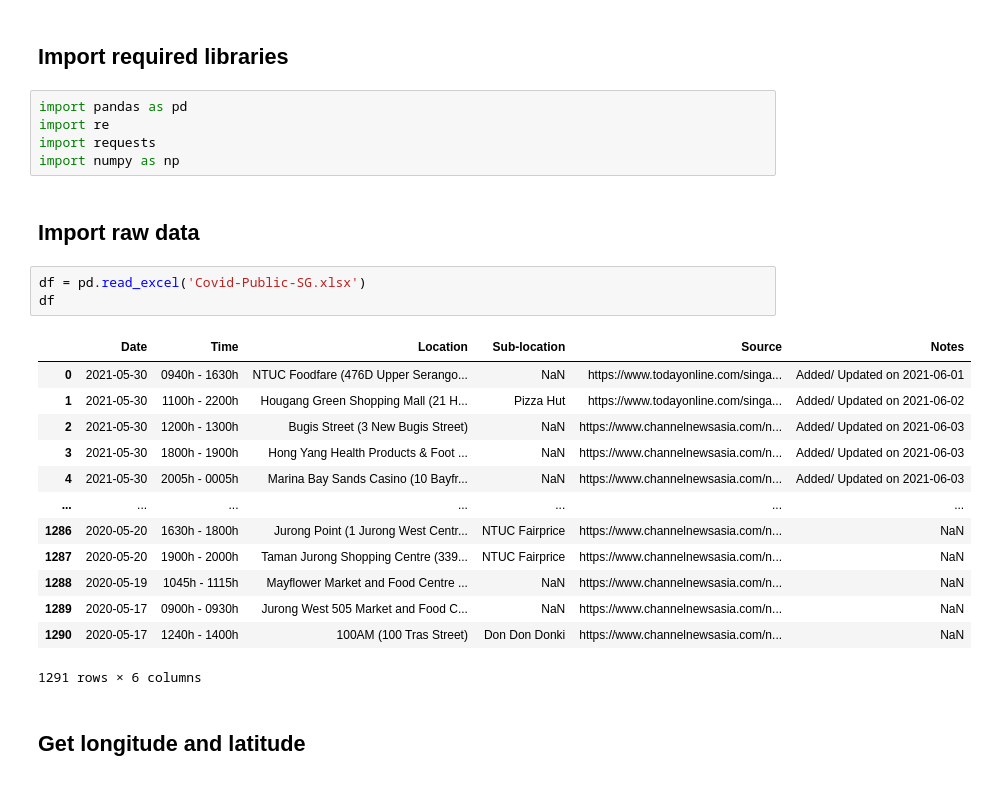
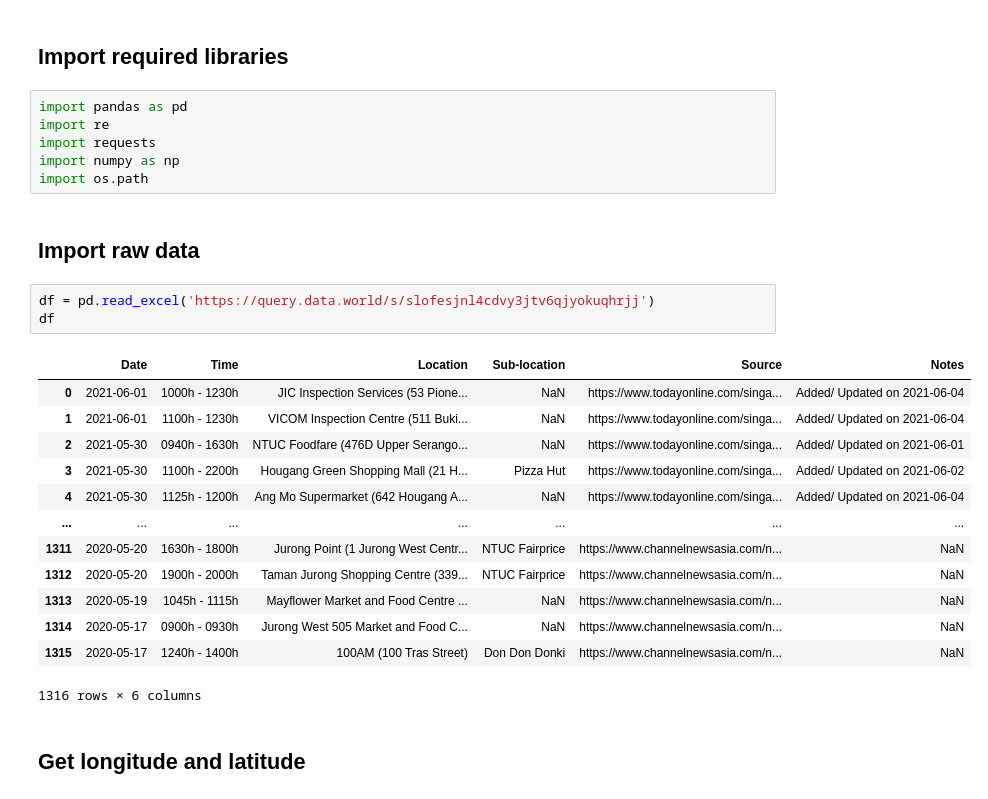
Before and after one commit to huishun98/SG-COVID-data, a Jupyter notebook: Singapore COVID Spread.ipynb, the cells around one changed output. Cells and saved outputs as stored; diff of their text form.

```diff
--- a/Singapore COVID Spread.ipynb
+++ b/Singapore COVID Spread.ipynb
@@ -5,25 +5,26 @@ import pandas as pd
 import re
 import requests
 import numpy as np
+import os.path
 # %% [markdown]
 ## Import raw data
-# %%
-df = pd.read_excel('Covid-Public-SG.xlsx')
-df
-# %% [output]
-|  | Date | Time | Location | Sub-location | Source | Notes |
-| 0 | 2021-05-30 | 0940h - 1630h | NTUC Foodfare (476D Upper Serango... | NaN | https://www.todayonline.com/singa... | Added/ Updated on 2021-06-01 |
-| 1 | 2021-05-30 | 1100h - 2200h | Hougang Green Shopping Mall (21 H... | Pizza Hut | https://www.todayonline.com/singa... | Added/ Updated on 2021-06-02 |
-| 2 | 2021-05-30 | 1200h - 1300h | Bugis Street (3 New Bugis Street) | NaN | https://www.channelnewsasia.com/n... | Added/ Updated on 2021-06-03 |
-| 3 | 2021-05-30 | 1800h - 1900h | Hong Yang Health Products & Foot ... | NaN | https://www.channelnewsasia.com/n... | Added/ Updated on 2021-06-03 |
-| 4 | 2021-05-30 | 2005h - 0005h | Marina Bay Sands Casino (10 Bayfr... | NaN | https://www.channelnewsasia.com/n... | Added/ Updated on 2021-06-03 |
-| ... | ... | ... | ... | ... | ... | ... |
-| 1286 | 2020-05-20 | 1630h - 1800h | Jurong Point (1 Jurong West Centr... | NTUC Fairprice | https://www.channelnewsasia.com/n... | NaN |
-| 1287 | 2020-05-20 | 1900h - 2000h | Taman Jurong Shopping Centre (339... | NTUC Fairprice | https://www.channelnewsasia.com/n... | NaN |
-| 1288 | 2020-05-19 | 1045h - 1115h | Mayflower Market and Food Centre ... | NaN | https://www.channelnewsasia.com/n... | NaN |
-| 1289 | 2020-05-17 | 0900h - 0930h | Jurong West 505 Market and Food C... | NaN | https://www.channelnewsasia.com/n... | NaN |
-| 1290 | 2020-05-17 | 1240h - 1400h | 100AM (100 Tras Street) | Don Don Donki | https://www.channelnewsasia.com/n... | NaN |
-1291 rows × 6 columns
+# %%
+df = pd.read_excel('https://query.data.world/s/slofesjnl4cdvy3jtv6qjyokuqhrjj')
+df
+# %% [output]
+|  | Date | Time | Location | Sub-location | Source | Notes |
+| 0 | 2021-06-01 | 1000h - 1230h | JIC Inspection Services (53 Pione... | NaN | https://www.todayonline.com/singa... | Added/ Updated on 2021-06-04 |
+| 1 | 2021-06-01 | 1100h - 1230h | VICOM Inspection Centre (511 Buki... | NaN | https://www.todayonline.com/singa... | Added/ Updated on 2021-06-04 |
+| 2 | 2021-05-30 | 0940h - 1630h | NTUC Foodfare (476D Upper Serango... | NaN | https://www.todayonline.com/singa... | Added/ Updated on 2021-06-01 |
+| 3 | 2021-05-30 | 1100h - 2200h | Hougang Green Shopping Mall (21 H... | Pizza Hut | https://www.todayonline.com/singa... | Added/ Updated on 2021-06-02 |
+| 4 | 2021-05-30 | 1125h - 1200h | Ang Mo Supermarket (642 Hougang A... | NaN | https://www.todayonline.com/singa... | Added/ Updated on 2021-06-04 |
+| ... | ... | ... | ... | ... | ... | ... |
+| 1311 | 2020-05-20 | 1630h - 1800h | Jurong Point (1 Jurong West Centr... | NTUC Fairprice | https://www.channelnewsasia.com/n... | NaN |
+| 1312 | 2020-05-20 | 1900h - 2000h | Taman Jurong Shopping Centre (339... | NTUC Fairprice | https://www.channelnewsasia.com/n... | NaN |
+| 1313 | 2020-05-19 | 1045h - 1115h | Mayflower Market and Food Centre ... | NaN | https://www.channelnewsasia.com/n... | NaN |
+| 1314 | 2020-05-17 | 0900h - 0930h | Jurong West 505 Market and Food C... | NaN | https://www.channelnewsasia.com/n... | NaN |
+| 1315 | 2020-05-17 | 1240h - 1400h | 100AM (100 Tras Street) | Don Don Donki | https://www.channelnewsasia.com/n... | NaN |
+1316 rows × 6 columns
 # %% [markdown]
 ## Get longitude and latitude
 # %%
```
Also changed, not shown: parts of 10 cells of this notebook, 7 other files.
